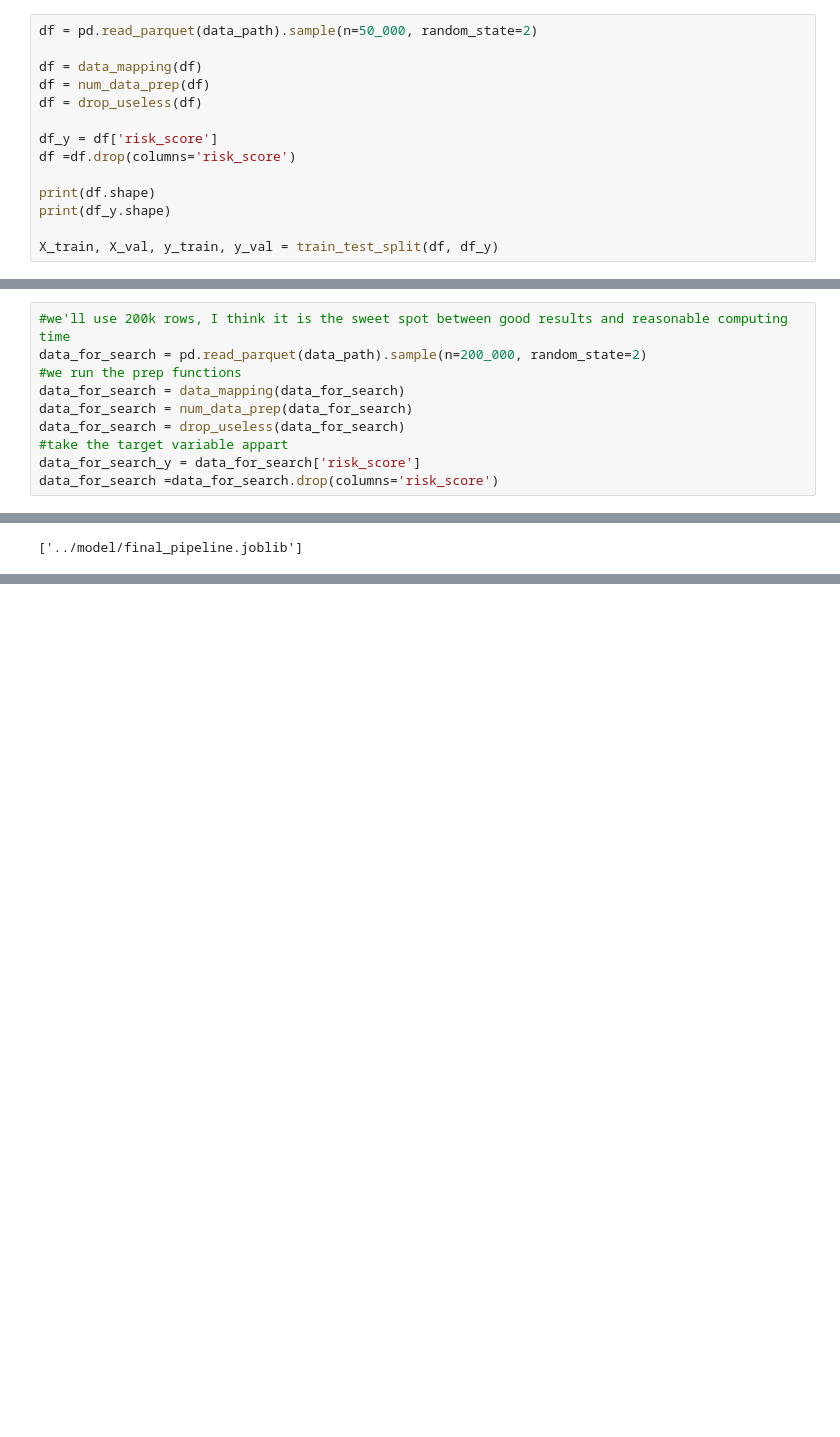
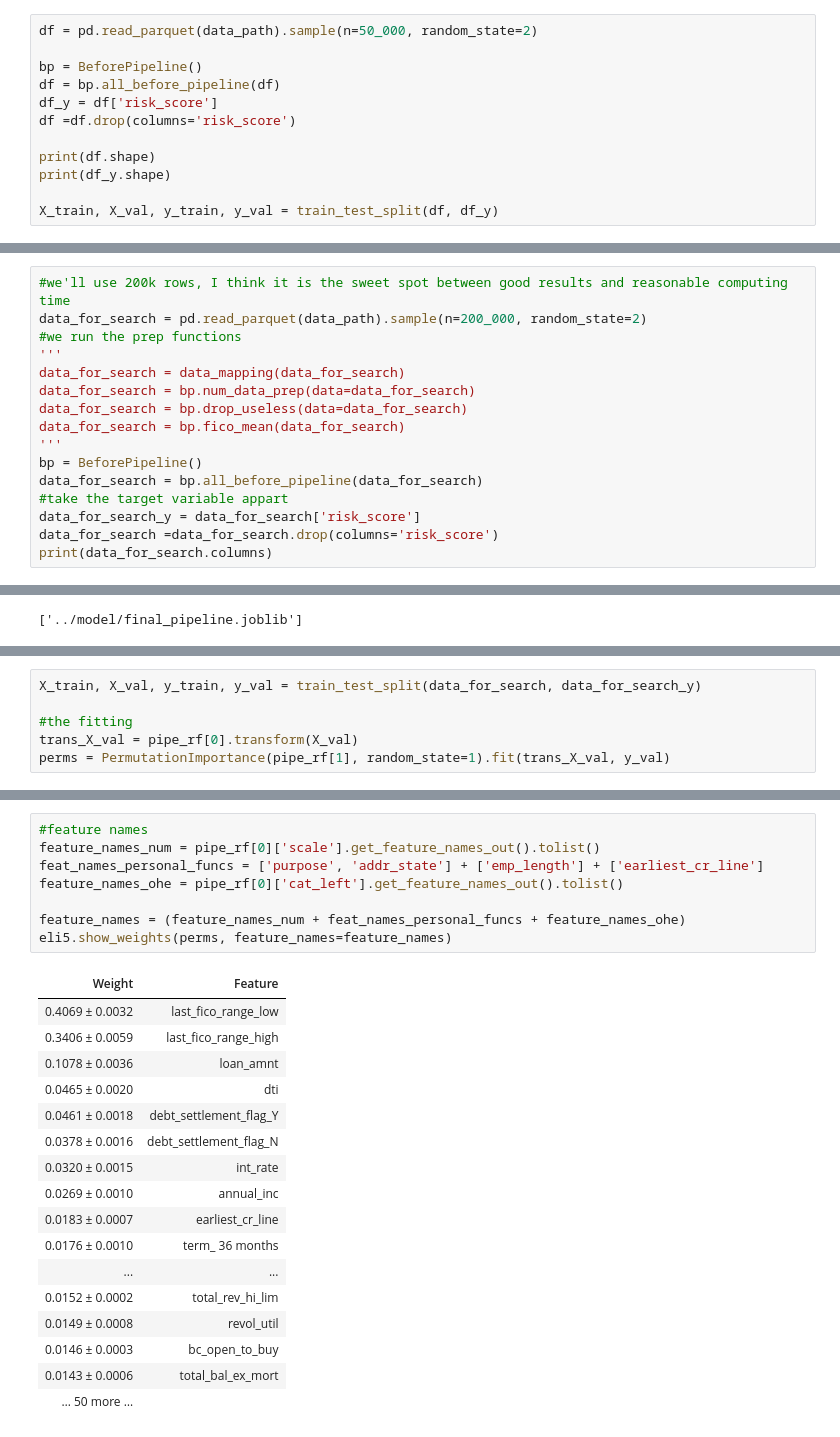
Before and after one commit to Juba-Amr/loan-default-prediction, a Jupyter notebook: app/model_build.ipynb, the cells around one changed output, grey strips where cells are left out. Drawn from its saved outputs; the diff is of its cells as text; blank space fills up the shorter version.

```diff
--- a/app/model_build.ipynb
+++ b/app/model_build.ipynb
@@ -19,10 +22,8 @@ data_path = '../data/raw/data_chunck.parquet'
 # %%
 df = pd.read_parquet(data_path).sample(n=50_000, random_state=2)
 
-df = data_mapping(df)
-df = num_data_prep(df)
-df = drop_useless(df)
-
+bp = BeforePipeline()
+df = bp.all_before_pipeline(df)
 df_y = df['risk_score']
 df =df.drop(columns='risk_score')
 
@@ -135,10 +134,16 @@ We now can start hyperparameters tuning, and as the last cells were really long
 #we'll use 200k rows, I think it is the sweet spot between good results and reasonable computing time
 data_for_search = pd.read_parquet(data_path).sample(n=200_000, random_state=2)
 #we run the prep functions
+'''
 data_for_search = data_mapping(data_for_search)
-data_for_search = num_data_prep(data_for_search)
-data_for_search = drop_useless(data_for_search)
+data_for_search = bp.num_data_prep(data=data_for_search)
+data_for_search = bp.drop_useless(data=data_for_search)
+data_for_search = bp.fico_mean(data_for_search)
+'''
+bp = BeforePipeline()
+data_for_search = bp.all_before_pipeline(data_for_search)
 #take the target variable appart
 data_for_search_y = data_for_search['risk_score']
 data_for_search =data_for_search.drop(columns='risk_score')
+print(data_for_search.columns)
 # %% [output]
@@ -302,0 +338,6 @@ joblib.dump(final_pipe,'../model/final_pipeline.joblib')
+# %%
+X_train, X_val, y_train, y_val = train_test_split(data_for_search, data_for_search_y)
+
+#the fitting
+trans_X_val = pipe_rf[0].transform(X_val)
+perms = PermutationImportance(pipe_rf[1], random_state=1).fit(trans_X_val, y_val)
@@ -302,0 +348,26 @@ joblib.dump(final_pipe,'../model/final_pipeline.joblib')
+# %%
+#feature names
+feature_names_num = pipe_rf[0]['scale'].get_feature_names_out().tolist()
+feat_names_personal_funcs = ['purpose', 'addr_state'] + ['emp_length'] + ['earliest_cr_line']
+feature_names_ohe = pipe_rf[0]['cat_left'].get_feature_names_out().tolist()
+
+feature_names = (feature_names_num + feat_names_personal_funcs + feature_names_ohe)
+eli5.show_weights(perms, feature_names=feature_names)
+# %% [output]
+| Weight | Feature |
+| 0.4069 ± 0.0032 | last_fico_range_low |
+| 0.3406 ± 0.0059 | last_fico_range_high |
+| 0.1078 ± 0.0036 | loan_amnt |
+| 0.0465 ± 0.0020 | dti |
+| 0.0461 ± 0.0018 | debt_settlement_flag_Y |
+| 0.0378 ± 0.0016 | debt_settlement_flag_N |
+| 0.0320 ± 0.0015 | int_rate |
+| 0.0269 ± 0.0010 | annual_inc |
+| 0.0183 ± 0.0007 | earliest_cr_line |
+| 0.0176 ± 0.0010 | term_ 36 months |
+| ... | ... |
+| 0.0152 ± 0.0002 | total_rev_hi_lim |
+| 0.0149 ± 0.0008 | revol_util |
+| 0.0146 ± 0.0003 | bc_open_to_buy |
+| 0.0143 ± 0.0006 | total_bal_ex_mort |
+| … 50 more … |  |
```
Also changed, not shown: parts of 13 cells of this notebook, 5 other files.
